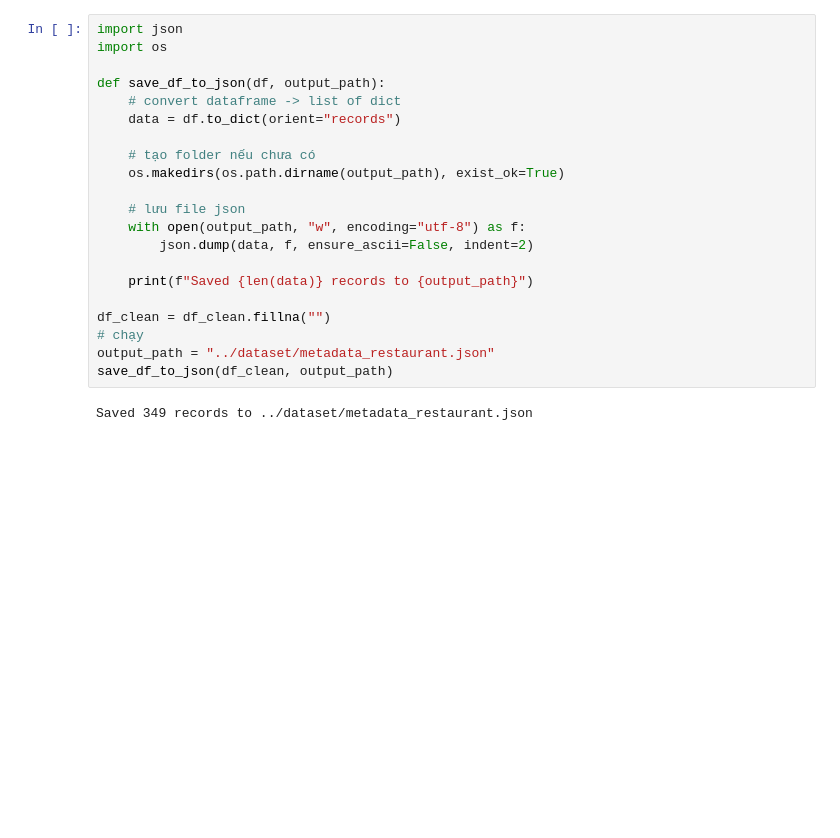
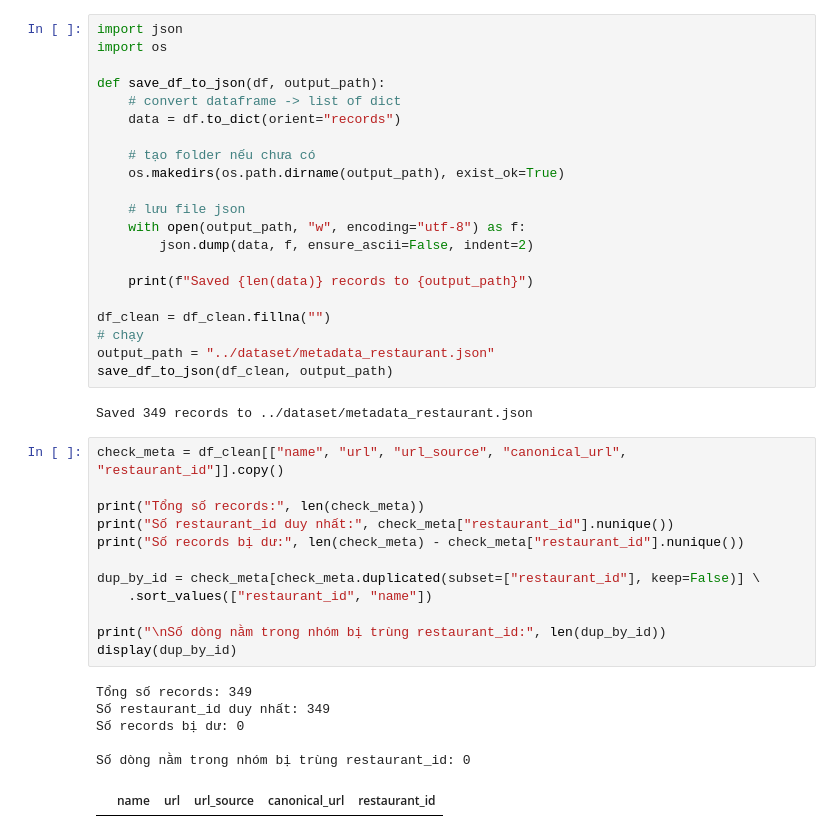
Before and after one commit to chichic21039/ML-Lab1-Restaurant, a Jupyter notebook: preprocessing and eda/eda_metadata.ipynb, the cells around one changed output. Drawn from its saved outputs; the diff is of its cells as text; blank space fills up the shorter version.

```diff
--- a/preprocessing and eda/eda_metadata.ipynb
+++ b/preprocessing and eda/eda_metadata.ipynb
@@ -976,3 +1045,22 @@ output_path = "../dataset/metadata_restaurant.json"
 save_df_to_json(df_clean, output_path)
 # %% [output]
 Saved 349 records to ../dataset/metadata_restaurant.json
+# %%
+check_meta = df_clean[["name", "url", "url_source", "canonical_url", "restaurant_id"]].copy()
+
+print("Tổng số records:", len(check_meta))
+print("Số restaurant_id duy nhất:", check_meta["restaurant_id"].nunique())
+print("Số records bị dư:", len(check_meta) - check_meta["restaurant_id"].nunique())
+
+dup_by_id = check_meta[check_meta.duplicated(subset=["restaurant_id"], keep=False)] \
+    .sort_values(["restaurant_id", "name"])
+
+print("\nSố dòng nằm trong nhóm bị trùng restaurant_id:", len(dup_by_id))
+display(dup_by_id)
+# %% [output]
+Tổng số records: 349
+Số restaurant_id duy nhất: 349
+Số records bị dư: 0
+
+Số dòng nằm trong nhóm bị trùng restaurant_id: 0
+|  | name | url | url_source | canonical_url | restaurant_id |
```
Also changed, not shown: parts of 5 cells of this notebook, 4 other files.
